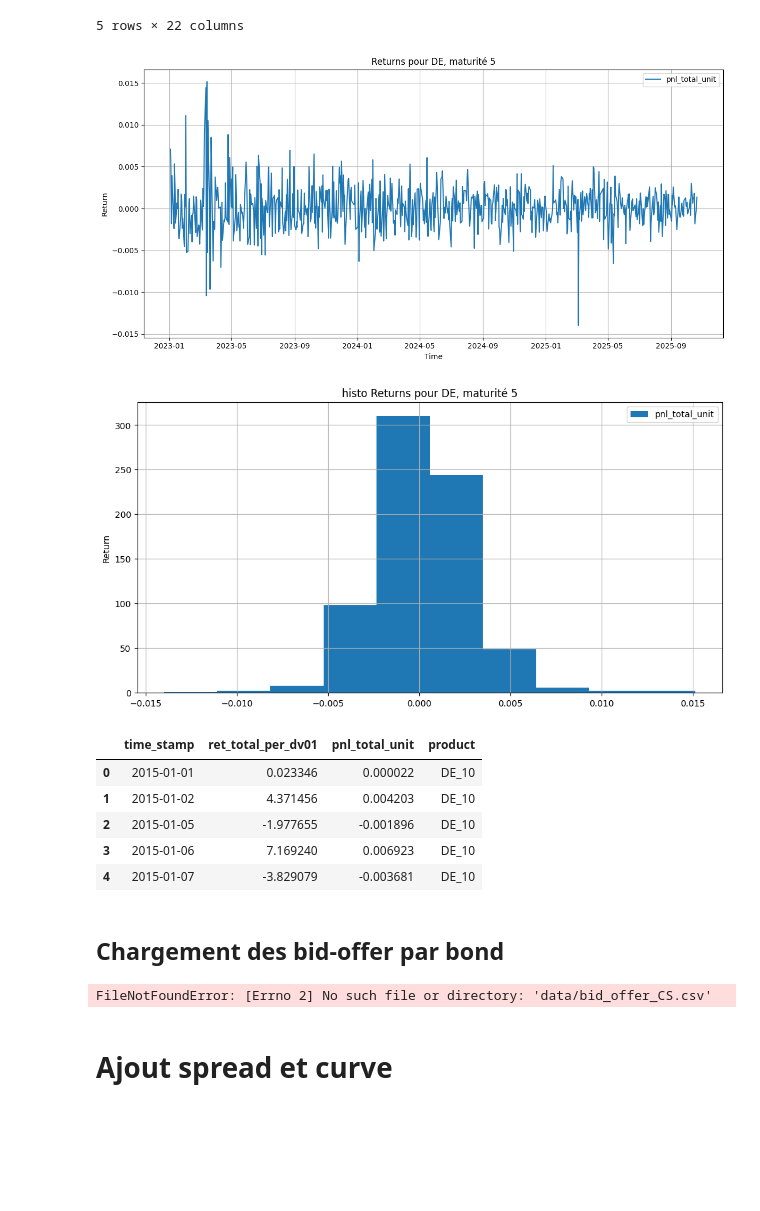
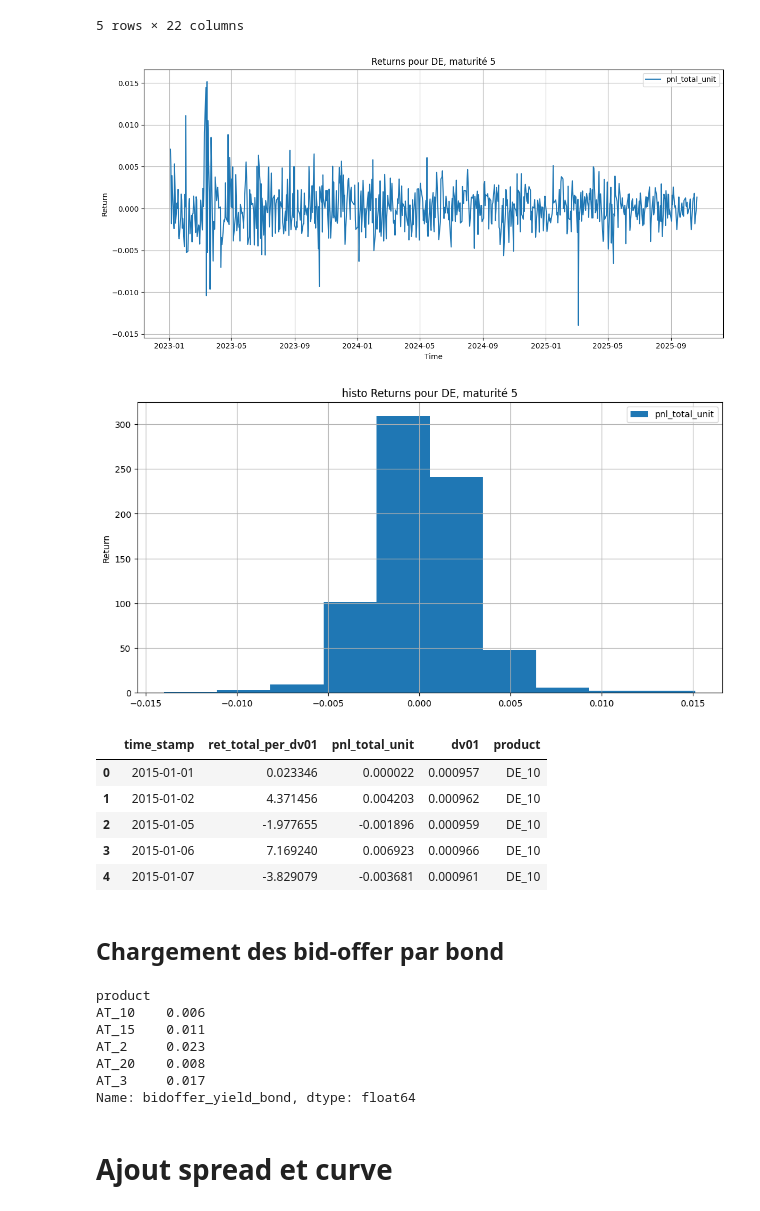
Before and after one commit to pradosth0/Markowitz_based_portfolio_allocation, a Jupyter notebook: pf_bond.ipynb, the cells around one changed output. Saved outputs shown, nothing was run; the diff lists cells and outputs as text; code cells hidden in the pictures; blank space fills up the shorter version.

```diff
--- a/pf_bond.ipynb
+++ b/pf_bond.ipynb
@@ -56,7 +56,7 @@ def _build_bond(issue_date, maturity_date, coupon_dec, freq, country_iso):
     face = 100.0
     bond = ql.FixedRateBond(0, face, schedule, [float(coupon_dec)], daycount)
 
-    cfs = [(cf.date(), float(cf.amount())) for cf in bond.cashflows()]
+    cfs = [(cf.date(), float(cf.amount())) for cf in bond.cashflows() if isinstance(cf, ql.Coupon)]
     cfs.sort(key=lambda x: x[0])
 
     return bond, cfs
@@ -154,9 +155,9 @@ meta = meta[["isin", "issue_date", "maturity_date", "coupon_dec", "cpn_freq"]].d
 data = data.merge(meta, on="isin", how="left")
 
 #on ajoute ça pour éviter les problèmes des NULL dans la fréquence de coupon dans la bdd donnée et bien garder les coupons à 0
-DEFAULT_FREQ = 1
-data["cpn_freq"] = data["cpn_freq"].fillna(DEFAULT_FREQ).astype(int)
-
+data["cpn_freq"] = data["cpn_freq"].fillna(
+    data["country_iso"].map(COUNTRY_DEFAULT_FREQ_MAP)
+).fillna(2).astype(int)
 data.head()
 # %% [output]
 |  | isin | Unnamed: 0 | time_stamp | price | yield | country_iso | mat_cat | source | remaining_maturity | ... |
@@ -202,6 +203,14 @@ data["dy_bp"] = (data["dy"] * 1e4).fillna(0.0)
 
 
 # Carry propre via coupons donnés
+bad_isins = [
+    "FR001400FYQ4", "IT0005607269", "FR001400PM68", "FR001400HI98",
+    "IT0005566408", "IT0005518128", "IT0005521981", "IT0005584849",
+    "IT0005560948", "IT0005500068", "IT0005611055", "DE0001135226",
+    "DE000BU22056", "IT0005637399", "DE000BU2F009", "IT0005631590",
+    "FR001400OHF4", "DE000BU22064", "IT0005657330", "IT0005582421"
+]
+data = data[~data["isin"].isin(bad_isins)]
 data = data.groupby("isin", group_keys=False).apply(_compute_carry_for_isin)
 
 
@@ -272,27 +281,27 @@ plt.legend()
 plt.grid(True)
 plt.show()
 # %% [output]
-[figure, old version]
+[figure, new version]
-[figure, old version]
+[figure, new version]
 # %%
 #On met data sous le bon format. Ce qu'on veut c'est :
 # Date | Finacial product (ex FR_5 pour France bond mat 5) | Return
 val1 = "ret_total_per_dv01"
 val2 = "pnl_total_unit"
 
-data_completed = data[["time_stamp", "country_iso", "mat_cat", val1, val2]].copy()
+data_completed = data[["time_stamp", "country_iso", "mat_cat", val1, val2, "dv01"]].copy()
 data_completed["product"] = data_completed["country_iso"].astype(str) + "_" + data_completed["mat_cat"].astype(str)
 data_completed = data_completed.drop(columns=["country_iso", "mat_cat"])
 data_completed["time_stamp"] = pd.to_datetime(data_completed["time_stamp"])
-
+dv01_ref = data_completed["dv01"].median()
 data_completed.head()
 # %% [output]
-|  | time_stamp | ret_total_per_dv01 | pnl_total_unit | product |
-| 0 | 2015-01-01 | 0.023346 | 0.000022 | DE_10 |
-| 1 | 2015-01-02 | 4.371456 | 0.004203 | DE_10 |
-| 2 | 2015-01-05 | -1.977655 | -0.001896 | DE_10 |
-| 3 | 2015-01-06 | 7.169240 | 0.006923 | DE_10 |
-| 4 | 2015-01-07 | -3.829079 | -0.003681 | DE_10 |
+|  | time_stamp | ret_total_per_dv01 | pnl_total_unit | dv01 | product |
+| 0 | 2015-01-01 | 0.023346 | 0.000022 | 0.000957 | DE_10 |
+| 1 | 2015-01-02 | 4.371456 | 0.004203 | 0.000962 | DE_10 |
+| 2 | 2015-01-05 | -1.977655 | -0.001896 | 0.000959 | DE_10 |
+| 3 | 2015-01-06 | 7.169240 | 0.006923 | 0.000966 | DE_10 |
+| 4 | 2015-01-07 | -3.829079 | -0.003681 | 0.000961 | DE_10 |
 # %% [markdown]
 ## Chargement des bid-offer par bond
 # %%
@@ -309,10 +318,16 @@ bond_bidoffer_yield = (
     .median()
     .rename("bidoffer_yield_bond")
 )
-
+bond_bidoffer_yield_bp = bond_bidoffer_yield
 bond_bidoffer_yield.head()
 # %% [output]
-FileNotFoundError: [Errno 2] No such file or directory: 'data/bid_offer_CS.csv'
+product
+AT_10    0.006
+AT_15    0.011
+AT_2     0.023
+AT_20    0.008
+AT_3     0.017
+Name: bidoffer_yield_bond, dtype: float64
 # %% [markdown]
 # Ajout spread et curve
 # %%
```
Also changed, not shown: parts of 16 cells of this notebook, 1 other file.
